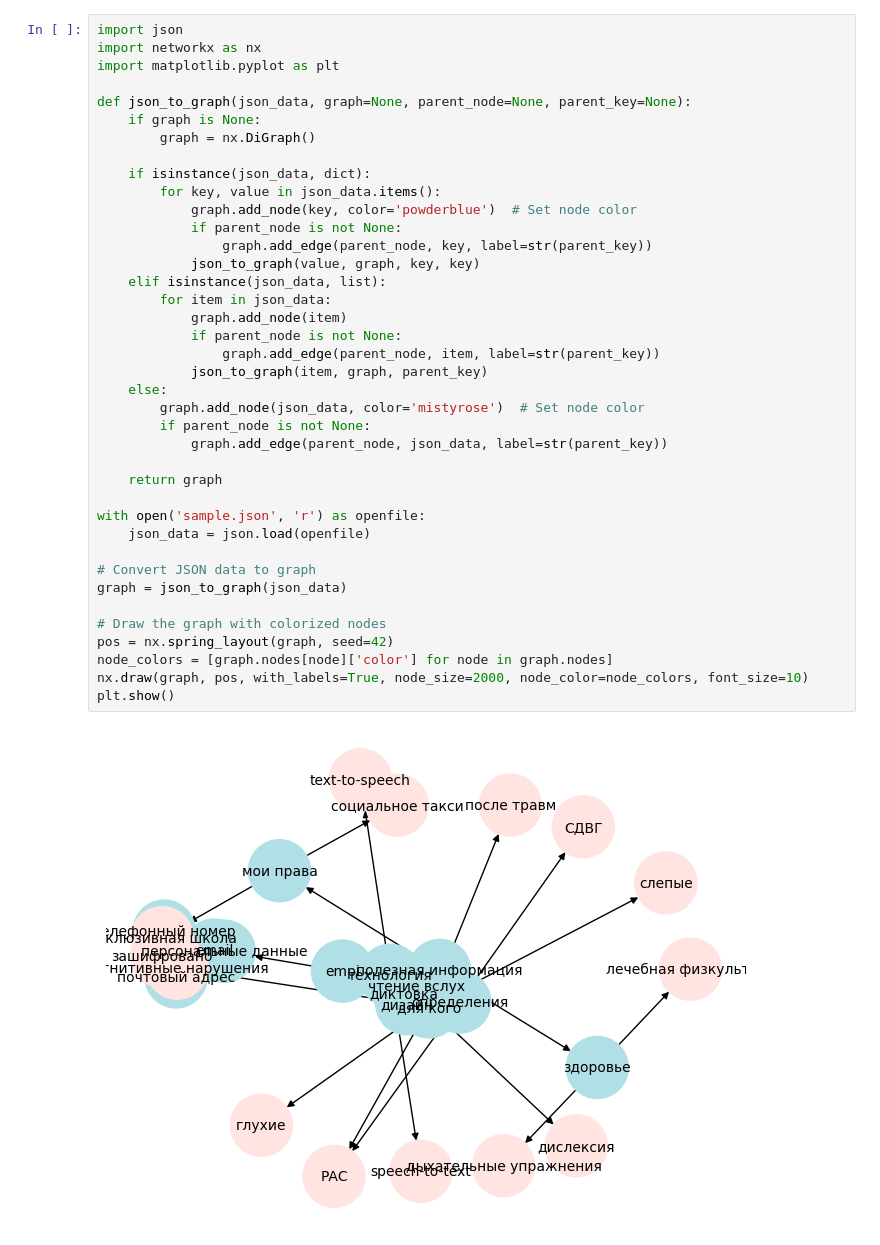
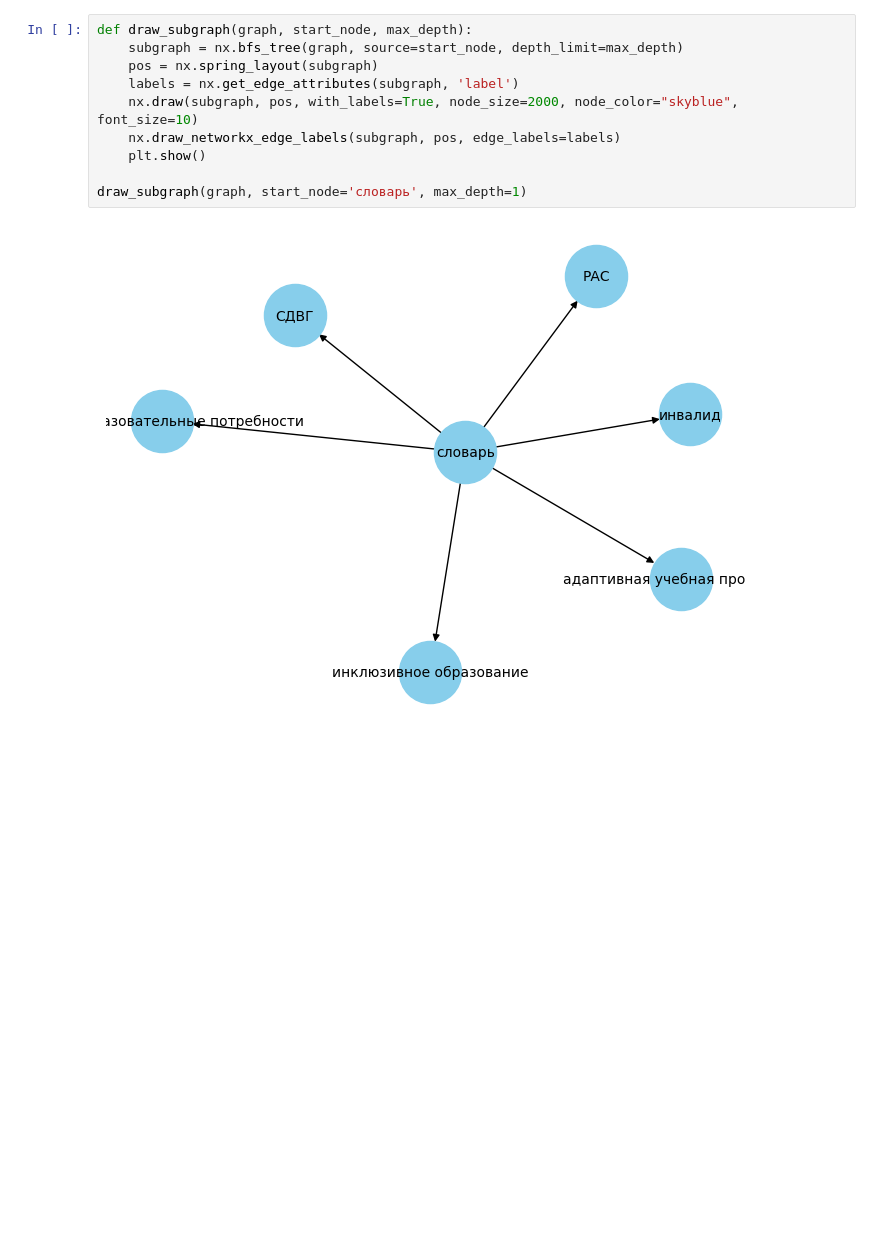
Before and after one commit to vifirsanova/empi, a Jupyter notebook: KB/graph.ipynb, the cells around one changed output. Cells and saved outputs as stored; diff of their text form; blank space fills up the shorter version.

```diff
--- a/KB/graph.ipynb
+++ b/KB/graph.ipynb
@@ -1,43 +1,14 @@
 # %% [markdown]
 <a href="https://colab.research.google.com/github/vifirsanova/empi/blob/main/KB/graph.ipynb" target="_parent"><img src="https://colab.research.google.com/assets/colab-badge.svg" alt="Open In Colab"/></a>
-# %%
-import json
-import networkx as nx
-import matplotlib.pyplot as plt
-
-def json_to_graph(json_data, graph=None, parent_node=None, parent_key=None):
-    if graph is None:
-        graph = nx.DiGraph()
-
-    if isinstance(json_data, dict):
-        for key, value in json_data.items():
-            graph.add_node(key, color='powderblue')  # Set node color
-            if parent_node is not None:
-                graph.add_edge(parent_node, key, label=str(parent_key))
-            json_to_graph(value, graph, key, key)
-    elif isinstance(json_data, list):
-        for item in json_data:
-            graph.add_node(item)
-            if parent_node is not None:
-                graph.add_edge(parent_node, item, label=str(parent_key))
-            json_to_graph(item, graph, parent_key)
-    else:
-        graph.add_node(json_data, color='mistyrose')  # Set node color
-        if parent_node is not None:
-            graph.add_edge(parent_node, json_data, label=str(parent_key))
-
-    return graph
-
-with open('sample.json', 'r') as openfile:
-    json_data = json.load(openfile)
-
-# Convert JSON data to graph
-graph = json_to_graph(json_data)
-
-# Draw the graph with colorized nodes
-pos = nx.spring_layout(graph, seed=42)
-node_colors = [graph.nodes[node]['color'] for node in graph.nodes]
-nx.draw(graph, pos, with_labels=True, node_size=2000, node_color=node_colors, font_size=10)
-plt.show()
-# %% [output]
-[figure, removed]
+# %%
+def draw_subgraph(graph, start_node, max_depth):
+    subgraph = nx.bfs_tree(graph, source=start_node, depth_limit=max_depth)
+    pos = nx.spring_layout(subgraph)
+    labels = nx.get_edge_attributes(subgraph, 'label')
+    nx.draw(subgraph, pos, with_labels=True, node_size=2000, node_color="skyblue", font_size=10)
+    nx.draw_networkx_edge_labels(subgraph, pos, edge_labels=labels)
+    plt.show()
+
+draw_subgraph(graph, start_node='словарь', max_depth=1)
+# %% [output]
+[figure, added]
```
Also changed, not shown: parts of 9 cells of this notebook.
